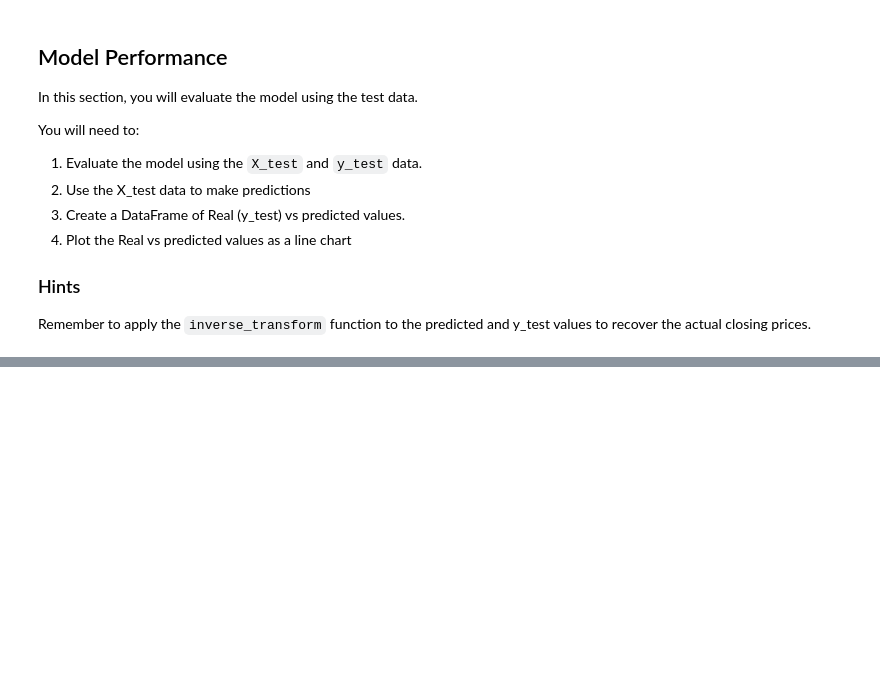
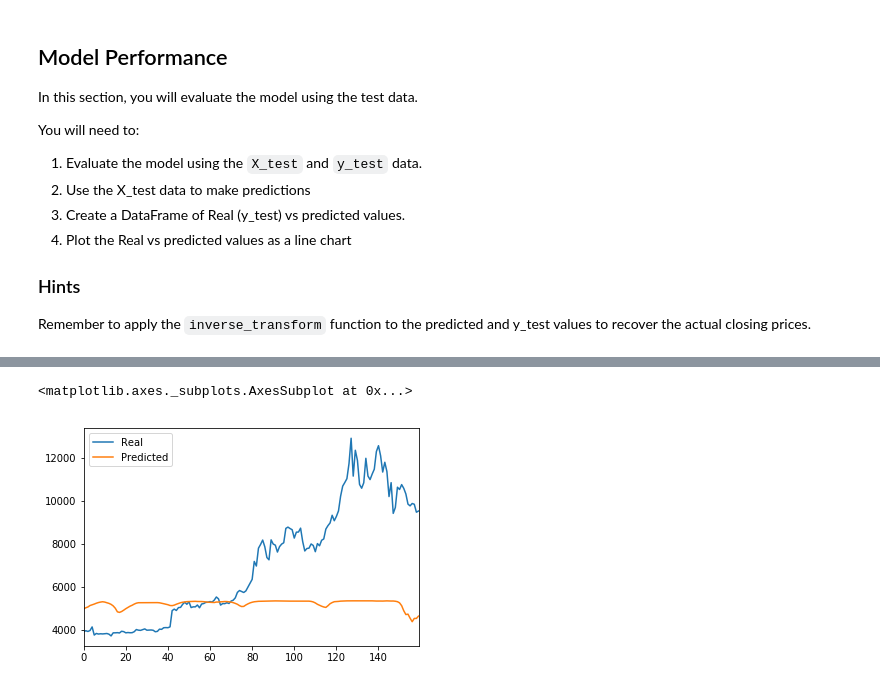
Before and after one commit to lawsonpd/fintech-bootcamp-homework, a Jupyter notebook: Week14-DeepLearning/Instructions/Starter_Code/lstm_stock_predictor_fng.ipynb, the cells around one changed output, grey strips where cells are left out. Drawn from its saved outputs; the diff is of its cells as text; code cells hidden in the pictures; blank space fills up the shorter version.

```diff
--- a/Week14-DeepLearning/Instructions/Starter_Code/lstm_stock_predictor_fng.ipynb
+++ b/Week14-DeepLearning/Instructions/Starter_Code/lstm_stock_predictor_fng.ipynb
@@ -242,4 +313,5 @@ stocks.head()
 # %%
 # Plot the real vs predicted values as a line chart
 # YOUR CODE HERE!
+stocks.plot()
 # %% [output]
@@ -246,0 +318,2 @@ stocks.head()
+<matplotlib.axes._subplots.AxesSubplot at 0x...>
+[figure, added]
```
Also changed, not shown: parts of 16 cells of this notebook, 2 other files.
